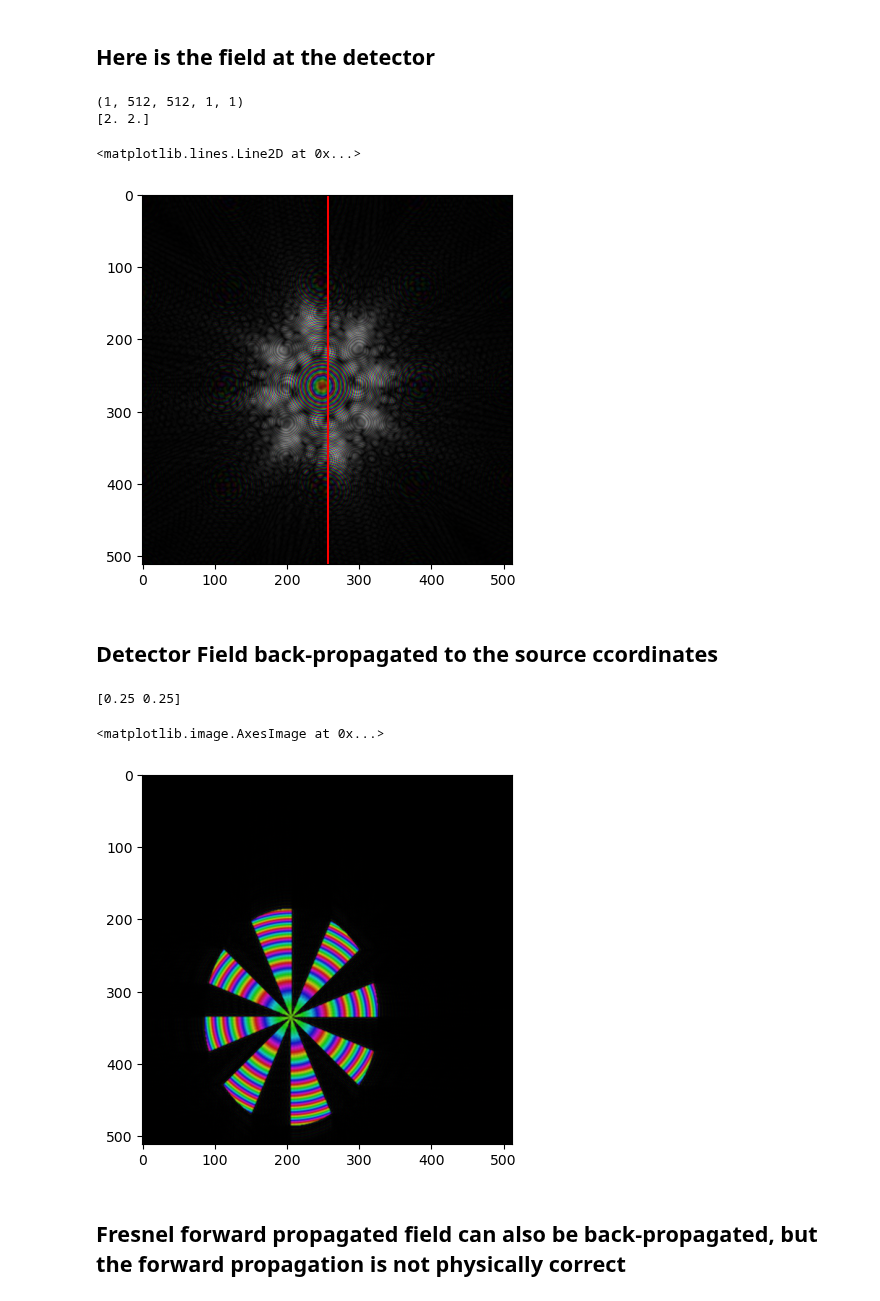
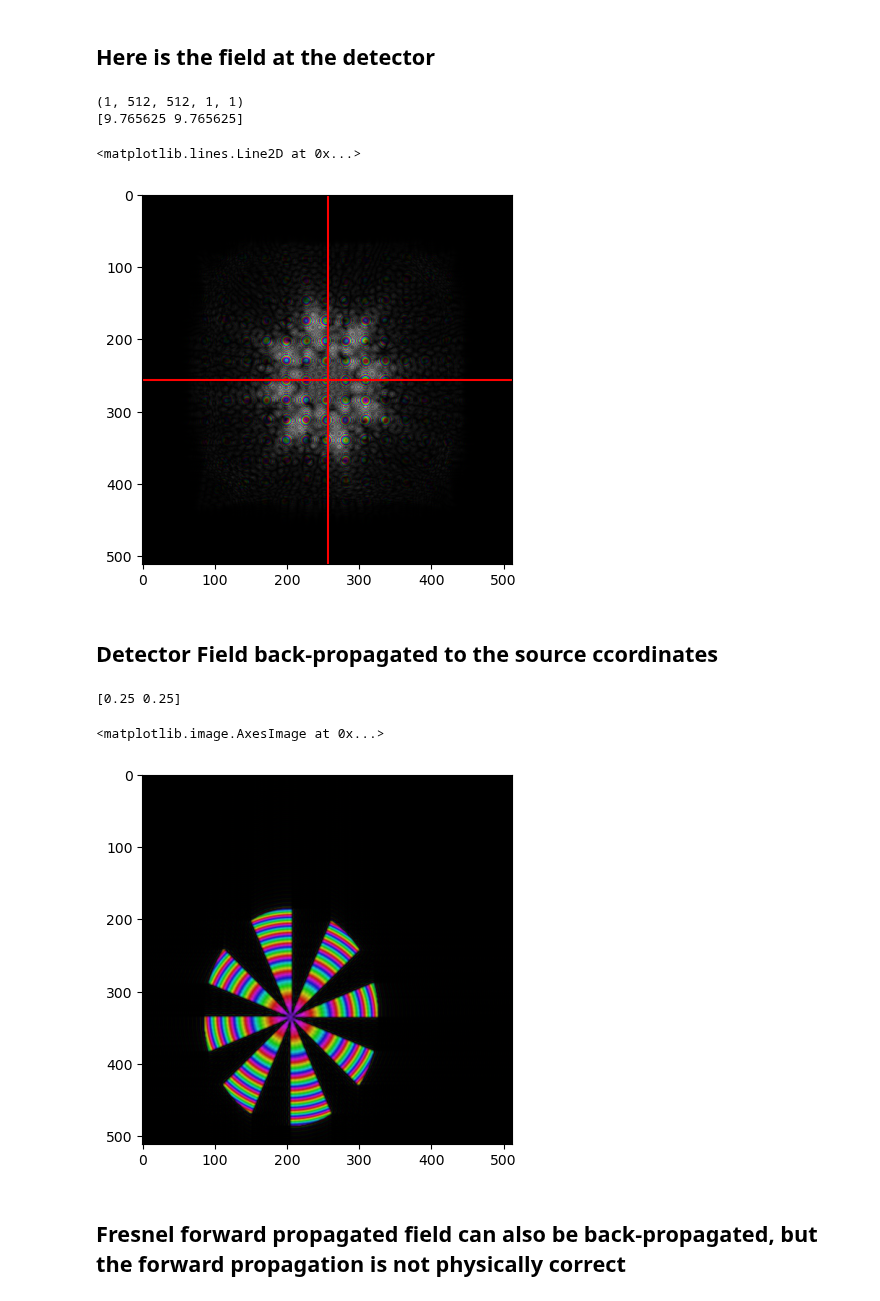
Before and after one commit to chromatix-team/chromatix, a Jupyter notebook: docs/examples/sas_gabor_hologram.ipynb, the cells around one changed output. Saved outputs shown, nothing was run; the diff lists cells and outputs as text; code cells hidden in the pictures.

```diff
--- a/docs/examples/sas_gabor_hologram.ipynb
+++ b/docs/examples/sas_gabor_hologram.ipynb
@@ -37,7 +37,7 @@ A scattering sample (here a rectangular aperture) is illuminated by a sphericall
 N_box = 512 # sampling points along the width
 L_box = 128 # width of the initial field to calculate on in µm
 source_distance = 200.0 # distance of the source from the sample
-detector_distance = 1024.0 # distance of the detector from the sample
+detector_distance = 5000.0 # distance of the detector from the sample
 lbd = 0.5
 shape = (N_box, N_box)
 kx =  2 * jnp.pi / lbd * np.sin(20/ 360 * 2 * jnp.pi)
@@ -54,5 +54,5 @@ field_exit = shift(field_exit, (-80, 50))
 
 field_sensor = cx.propagation.transform_propagate_sas(field_exit, z=detector_distance, n=1.0, skip_final_phase=True)
 
-field_sensor_fr = cx.propagation.transform_propagate(field_exit, z=detector_distance, n=1.0, N_pad=(256,256), skip_final_phase=False)
+field_sensor_fr = cx.propagation.transform_propagate(field_exit, z=detector_distance, n=1.0, N_pad=(256,256), skip_final_phase=True)
 # %% [output]
@@ -67,27 +67,28 @@ plt.imshow(colorize(field_exit))
 # %% [markdown]
 ## Here is the field at the detector
 # %%
-print(field_sensor_fr.u.shape)
+print(field_sensor.u.shape)
 print(np.squeeze(field_sensor.dx))
-plt.imshow(colorize(field_sensor_fr, gamma=1.0))
+plt.imshow(colorize(field_sensor, gamma=1.0))
 plt.axvline(256, color ='r')
+plt.axhline(256, color ='r')
 # %% [output]
 (1, 512, 512, 1, 1)
-[2. 2.]
+[9.765625 9.765625]
 <matplotlib.lines.Line2D at 0x...>
-[figure, old version]
+[figure, new version]
 # %% [markdown]
 ## Detector Field back-propagated to the source ccordinates
 # %%
 # inverse SAS
 
-field_backpropagated = cx.propagation.transform_propagate_sas(field_sensor, z= -detector_distance, n=1.0, skip_initial_phase=True)
+field_backpropagated = cx.propagation.transform_propagate_sas(field_sensor, z= -detector_distance, n=1.0, skip_initial_phase=False)
 print(np.squeeze(field_backpropagated.dx))
 plt.imshow(colorize(field_backpropagated, gamma=1.0))
 # %% [output]
 [0.25 0.25]
 <matplotlib.image.AxesImage at 0x...>
-[figure, old version]
+[figure, new version]
 # %% [markdown]
 ## Fresnel forward propagated field can also be back-propagated, but the forward propagation is not physically correct
 # %%
```
Also changed, not shown: parts of 3 cells of this notebook, 1 other file.
